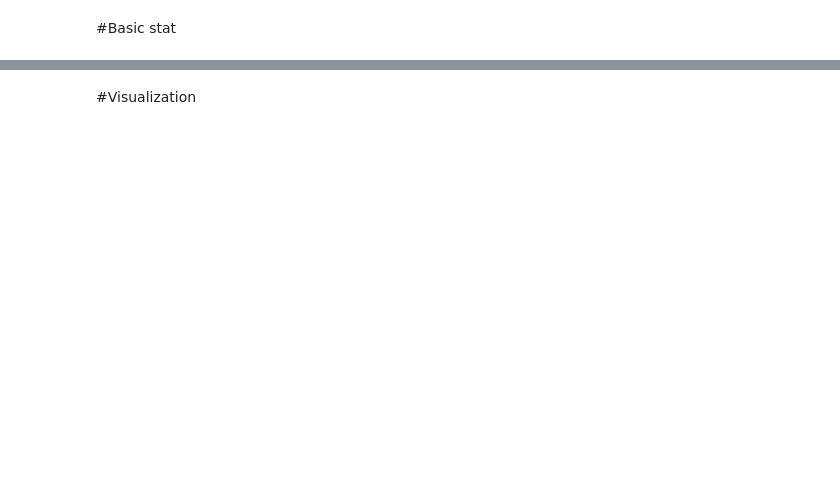
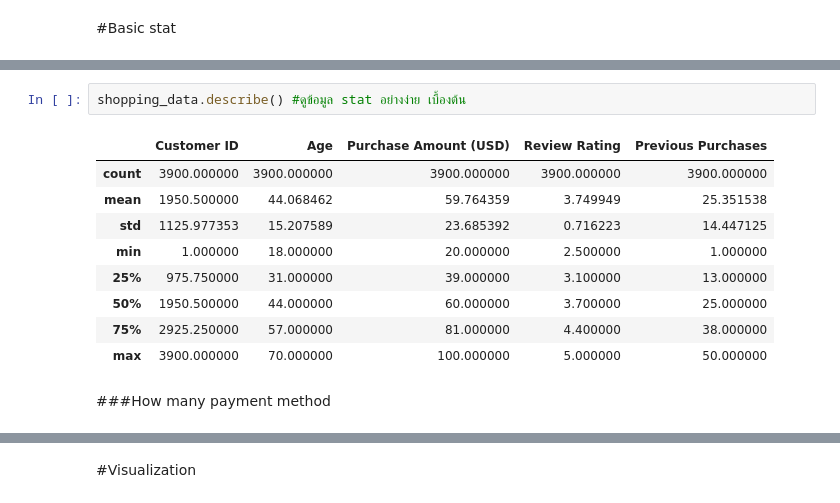
Before and after one commit to Pimchanok6430205105/BSC_DPDM23, a Jupyter notebook: Understanding_Data.ipynb, the cells around one changed output, grey strips where cells are left out. Cells and saved outputs as stored; diff of their text form; blank space fills up the shorter version.

```diff
--- a/Understanding_Data.ipynb
+++ b/Understanding_Data.ipynb
@@ -79,0 +66,14 @@ data_from_gdrive.describe()
+# %%
+shopping_data.describe() #ดูข้อมูล stat อย่างง่าย เบื้องต้น
+# %% [output]
+|  | Customer ID | Age | Purchase Amount (USD) | Review Rating | Previous Purchases |
+| count | 3900.000000 | 3900.000000 | 3900.000000 | 3900.000000 | 3900.000000 |
+| mean | 1950.500000 | 44.068462 | 59.764359 | 3.749949 | 25.351538 |
+| std | 1125.977353 | 15.207589 | 23.685392 | 0.716223 | 14.447125 |
+| min | 1.000000 | 18.000000 | 20.000000 | 2.500000 | 1.000000 |
+| 25% | 975.750000 | 31.000000 | 39.000000 | 3.100000 | 13.000000 |
+| 50% | 1950.500000 | 44.000000 | 60.000000 | 3.700000 | 25.000000 |
+| 75% | 2925.250000 | 57.000000 | 81.000000 | 4.400000 | 38.000000 |
+| max | 3900.000000 | 70.000000 | 100.000000 | 5.000000 | 50.000000 |
+# %% [markdown]
+###How many payment method
```
Also changed, not shown: parts of 14 cells of this notebook.
